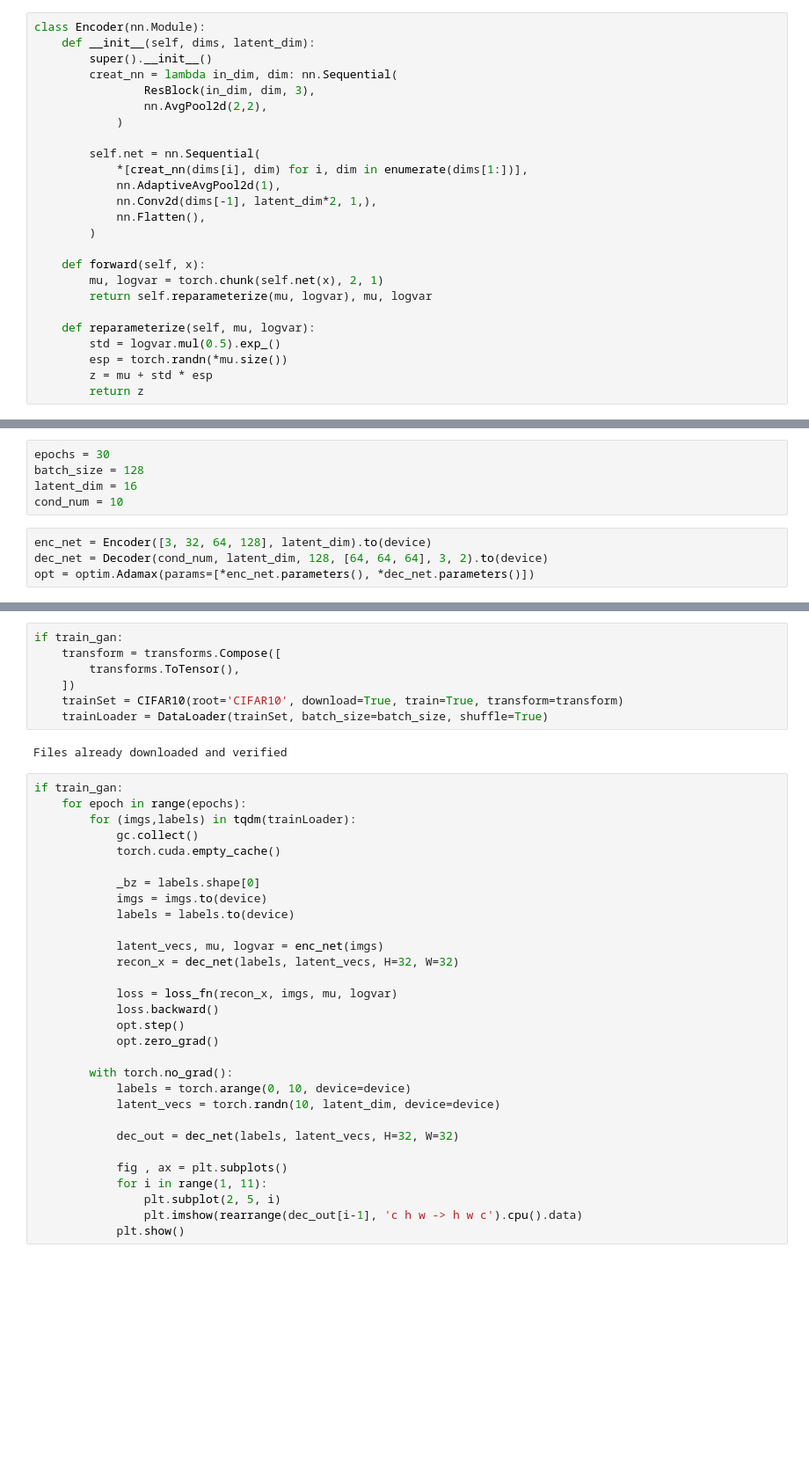
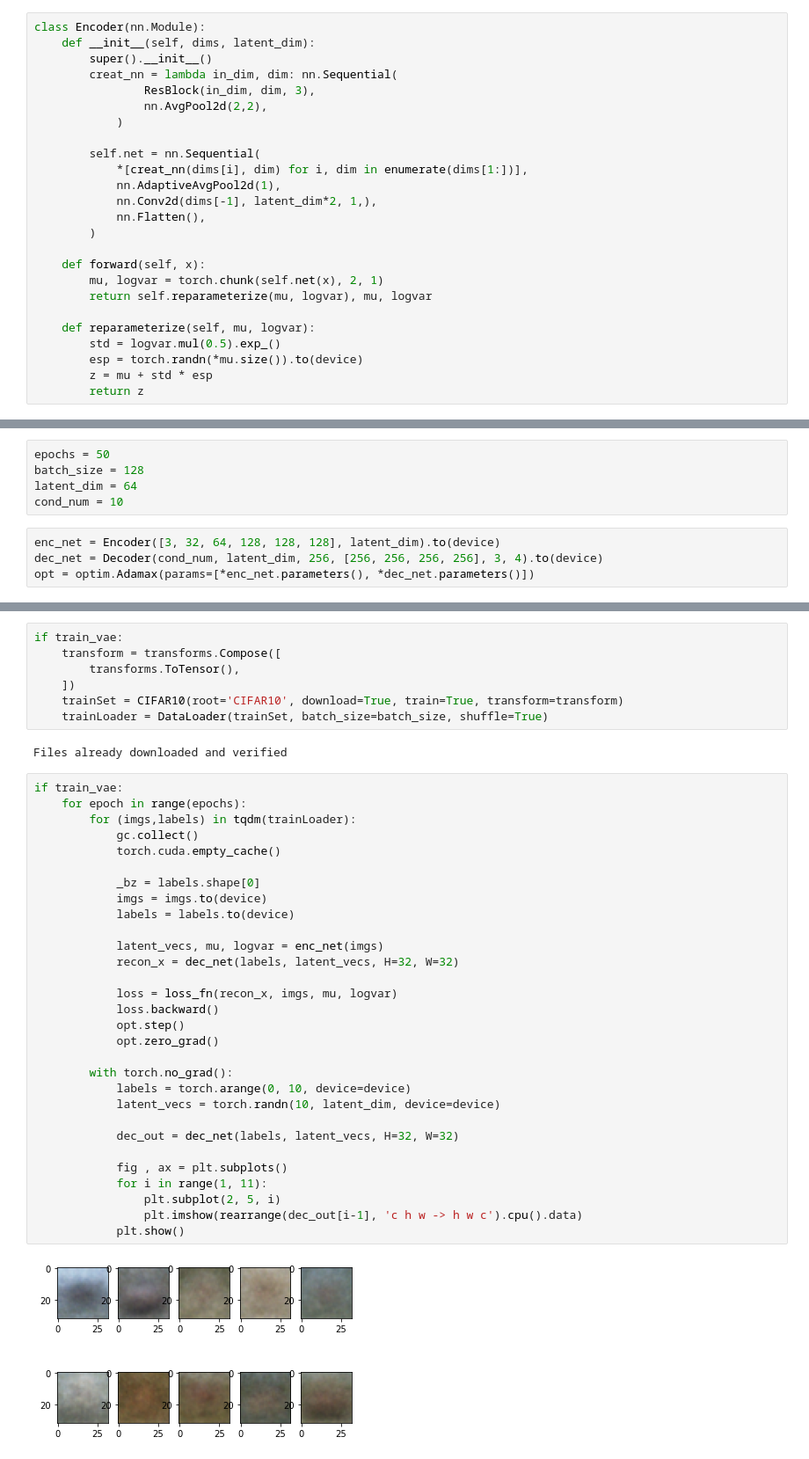
Before and after one commit to toonnyy8/toy, a Jupyter notebook: dl/vae/vae.ipynb, the cells around one changed output, grey strips where cells are left out. Shown at 88% size. Drawn from its saved outputs; the diff is of its cells as text; blank space fills up the shorter version.

```diff
--- a/dl/vae/vae.ipynb
+++ b/dl/vae/vae.ipynb
@@ -79,7 +96,7 @@ class Encoder(nn.Module):
 
     def reparameterize(self, mu, logvar):
         std = logvar.mul(0.5).exp_()
-        esp = torch.randn(*mu.size())
+        esp = torch.randn(*mu.size()).to(device)
         z = mu + std * esp
         return z
 # %%
@@ -123,13 +140,13 @@ def loss_fn(recon_x, x, mu, logvar):
     KLD = -0.5 * torch.sum(1 + logvar - mu**2 -  logvar.exp())
     return BCE + KLD
 # %%
-epochs = 30
+epochs = 50
 batch_size = 128
-latent_dim = 16
+latent_dim = 64
 cond_num = 10
 # %%
-enc_net = Encoder([3, 32, 64, 128], latent_dim).to(device)
-dec_net = Decoder(cond_num, latent_dim, 128, [64, 64, 64], 3, 2).to(device)
+enc_net = Encoder([3, 32, 64, 128, 128, 128], latent_dim).to(device)
+dec_net = Decoder(cond_num, latent_dim, 256, [256, 256, 256, 256], 3, 4).to(device)
 opt = optim.Adamax(params=[*enc_net.parameters(), *dec_net.parameters()])
 # %%
 if not (load_state == 'False'):
@@ -139,7 +156,7 @@ if not (load_state == 'False'):
     dec_net.load_state_dict(checkpoint['dec_net'])
     opt.load_state_dict(checkpoint['opt'])
 # %%
-if train_gan:
+if train_vae:
     transform = transforms.Compose([
         transforms.ToTensor(),
     ])
@@ -148,33 +165,34 @@ if train_gan:
 # %% [output]
 Files already downloaded and verified
 # %%
-if train_gan:
+if train_vae:
     for epoch in range(epochs):
         for (imgs,labels) in tqdm(trainLoader):
             gc.collect()
             torch.cuda.empty_cache()
 
             _bz = labels.shape[0]
             imgs = imgs.to(device)
             labels = labels.to(device)
 
             latent_vecs, mu, logvar = enc_net(imgs)
             recon_x = dec_net(labels, latent_vecs, H=32, W=32)
 
             loss = loss_fn(recon_x, imgs, mu, logvar)
             loss.backward()
             opt.step()
             opt.zero_grad()
 
         with torch.no_grad():
             labels = torch.arange(0, 10, device=device)
             latent_vecs = torch.randn(10, latent_dim, device=device)
 
             dec_out = dec_net(labels, latent_vecs, H=32, W=32)
 
             fig , ax = plt.subplots()
             for i in range(1, 11):
                 plt.subplot(2, 5, i)
                 plt.imshow(rearrange(dec_out[i-1], 'c h w -> h w c').cpu().data)
             plt.show()
 # %% [output]
+[figure, added]
```
Also changed, not shown: parts of 6 cells of this notebook.
